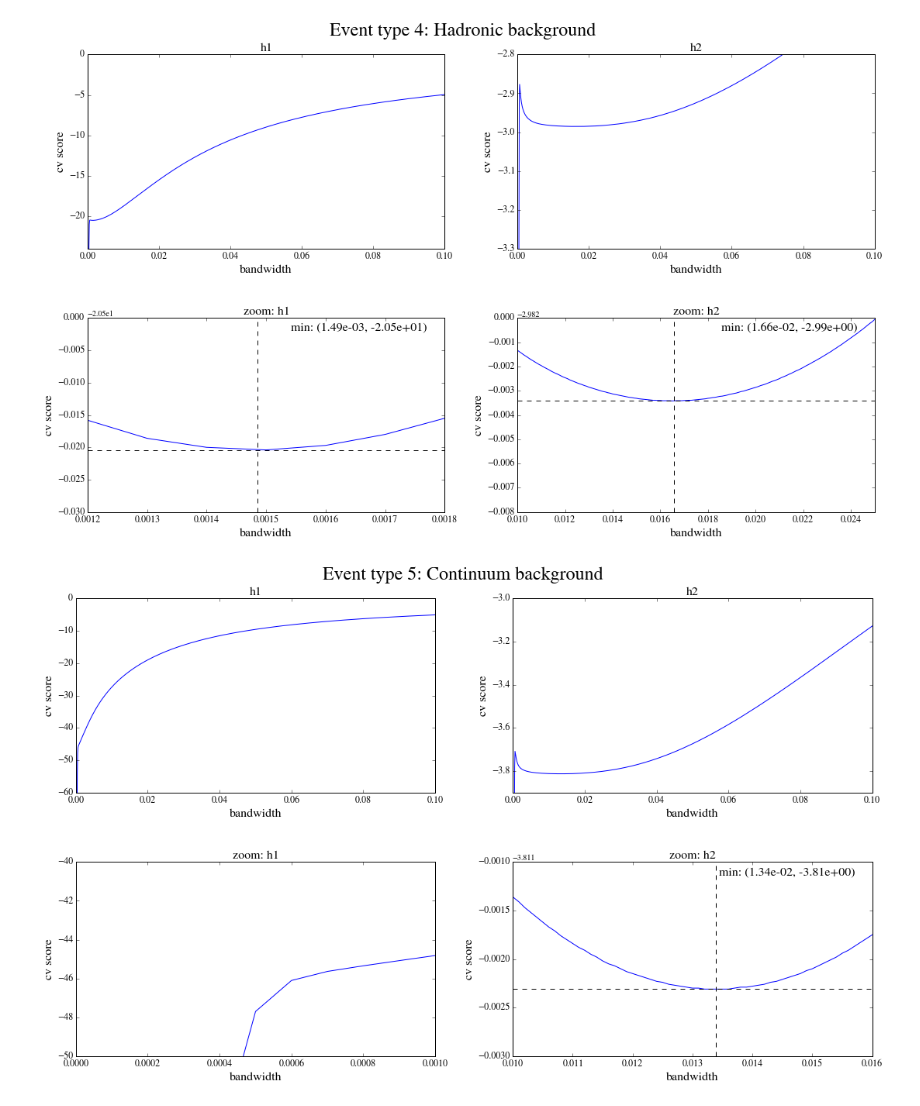
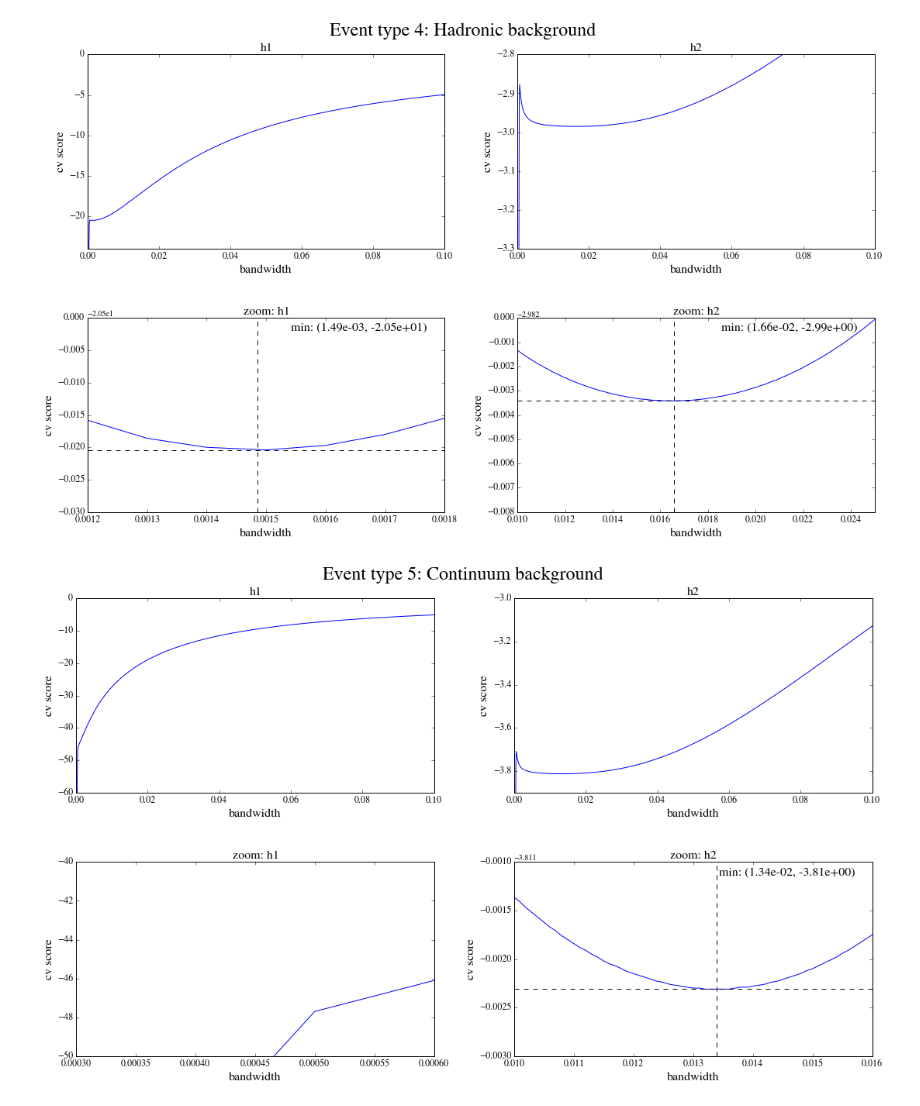
Before and after one commit to dchao34/bbrcit_kde, a Jupyter notebook: visual/cv_visual.ipynb, the cells around one changed output. Cells and saved outputs as stored; diff of their text form; code cells hidden in the pictures.

```diff
--- a/visual/cv_visual.ipynb
+++ b/visual/cv_visual.ipynb
@@ -116,17 +117,18 @@ plt.show()
 # %%
 fig = plt.figure(figsize=(5*1.615*2,10))
 fig.suptitle(r'Event type 5: Continuum background', fontsize=24)
 
 ax = fig.add_subplot(2,2,1)
 plot_cvscan('cv/evttype5.col0.txt', ax, title='h1',xlim=(0,0.1), ylim=(-60, 0))
 ax = fig.add_subplot(2,2,2)
 plot_cvscan('cv/evttype5.col1.txt', ax, title='h2', xlim=(0, 0.1), ylim=(-3.9,-3))
 ax = fig.add_subplot(2,2,3)
-plot_cvscan('cv/evttype5.col0.txt', ax, title='zoom: h1',xlim=(0,0.001), ylim=(-50, -40))
+#plot_cvscan('cv/evttype5.col0.txt', ax, title='zoom: h1',xlim=(0,0.003), ylim=(-60, -40))
+plot_cvscan('cv/evttype5.col0.txt', ax, title='zoom: h1',xlim=(0.0003,0.0006), ylim=(-50, -40))
 ax = fig.add_subplot(2,2,4)
 plot_cvscan('cv/evttype5.col1.txt', ax, title='zoom: h2', xlim=(0.01, 0.016), ylim=(-3.814,-3.812), quad_lsq=True)
 
 plt.tight_layout(pad=4.0, w_pad=2.0)
 plt.show()
 # %% [output]
-[figure, old version]
+[figure, new version]
```
Also changed, not shown: parts of 2 cells of this notebook, 6 other files.
